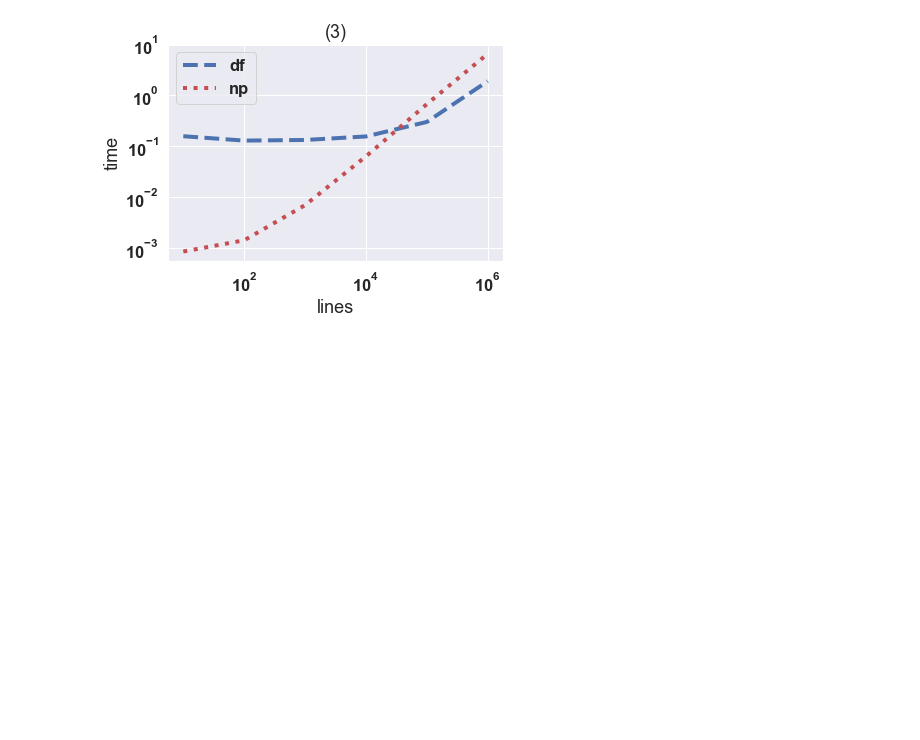
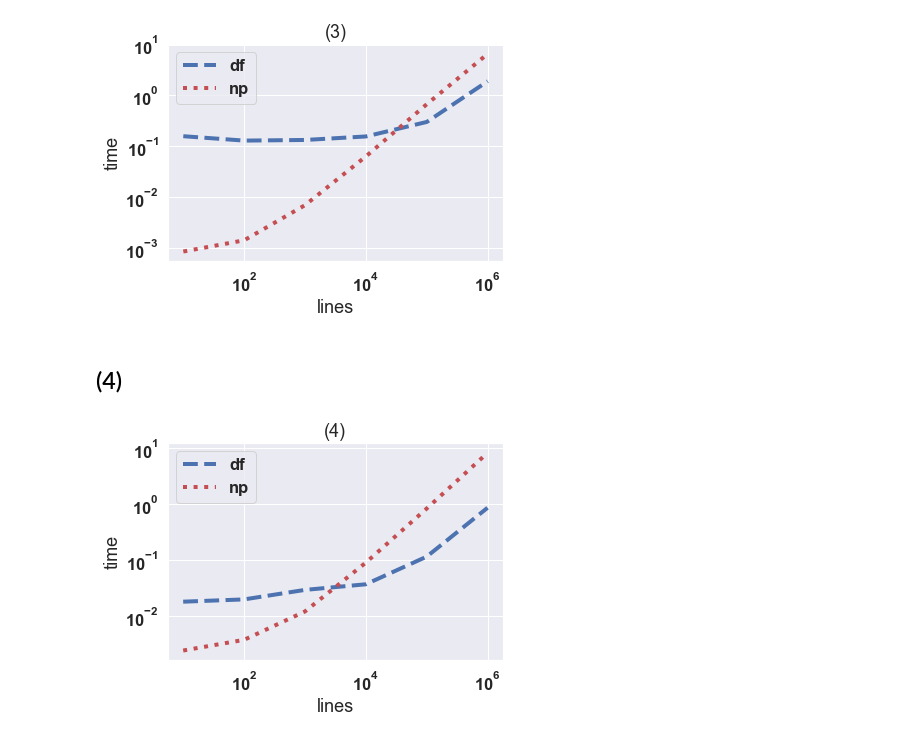
Before and after one commit to AnnaVusata/MyProjects, a Jupyter notebook: lab3/Task.ipynb, the cells around one changed output. Saved outputs shown, nothing was run; the diff lists cells and outputs as text; code cells hidden in the pictures; blank space fills up the shorter version.

```diff
--- a/lab3/Task.ipynb
+++ b/lab3/Task.ipynb
@@ -117,3 +117,30 @@ for l in size:
 Plot("(3)", time1, time2, lines)
 # %% [output]
 [figure]
+# %% [markdown]
+## (4)
+# %%
+time1 = []
+time2 = []
+for l in size:
+    Table = table[0:l]
+    Arr = arr[0:l,:]
+
+    def Mean1():
+        Mean1 = Table['metering1'].mean()
+        Mean2 = Table['metering2'].mean()
+        Mean3 = Table['metering3'].mean()
+        return (f"Mean1: {Mean1}",f"Mean2: {Mean2}", f"Mean3: {Mean3}")
+
+    def Mean2():
+        Mean1 = np.mean(Arr[:,4])
+        Mean2 = np.mean(Arr[:,5])
+        Mean3 = np.mean(Arr[:,6])
+        return (f"Mean1: {Mean1}",f"Mean2: {Mean2}", f"Mean3: {Mean3}")
+
+    time1.append(timeit('Mean1()', number=100, globals=globals()))
+    time2.append(timeit('Mean2()', number=100, globals=globals()))
+
+Plot("(4)", time1, time2, lines)
+# %% [output]
+[figure, added]
```
Also changed, not shown: parts of 2 cells of this notebook.
